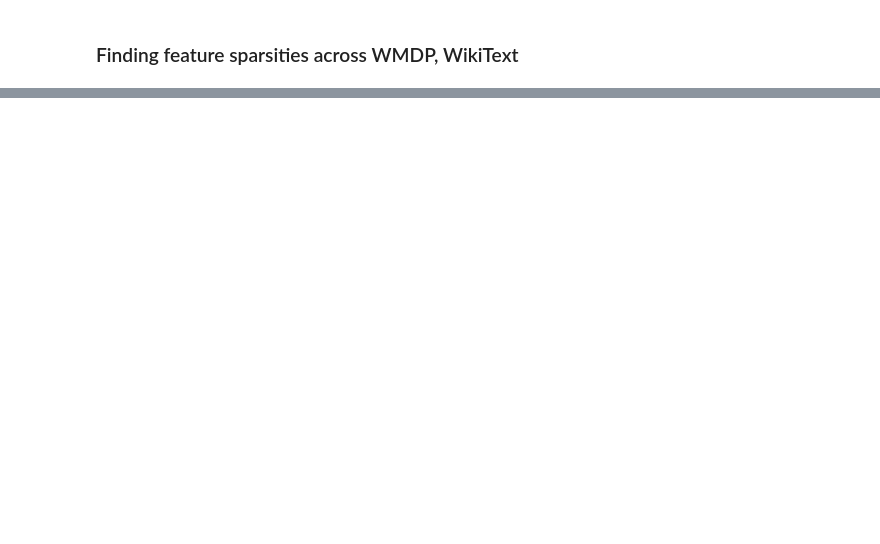
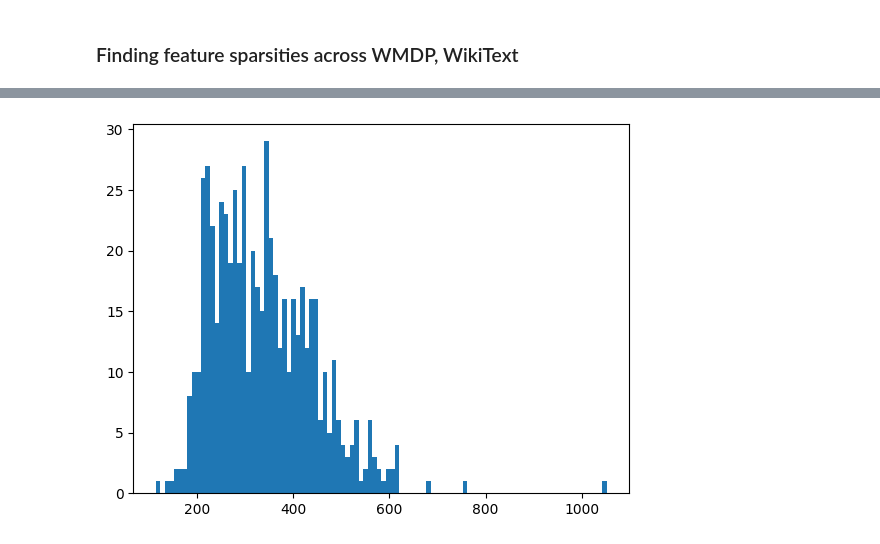
Before and after one commit to Aaquib111/sae-editing, a Jupyter notebook: experiments/sae_unlearning_replication.ipynb, the cells around one changed output, grey strips where cells are left out. Drawn from its saved outputs; the diff is of its cells as text; code cells hidden in the pictures; blank space fills up the shorter version.

```diff
--- a/experiments/sae_unlearning_replication.ipynb
+++ b/experiments/sae_unlearning_replication.ipynb
@@ -184,0 +144,47 @@ wiki_toks = einops.rearrange(wiki_toks, '1 (b l) -> b l', l=50)
+# %%
+import einops
+
+mmlu = load_dataset("cais/mmlu", "all", streaming=True)
+
+mmlu = mmlu['auxiliary_train'].shuffle(seed=42, buffer_size=len(rep_wmdp)).take(len(rep_wmdp))
+
+mcq_mmlu = {
+    'question': [q['question'] for q in iter(mmlu)],
+    'choices': [q['choices'] for q in iter(mmlu)],
+    'answer': [q['answer'] for q in iter(mmlu)]
+}
+mcq_mmlu = pd.DataFrame(mcq_mmlu)
+# %%
+mcq = ['A', 'B', 'C', 'D']
+mcq_mmlu['mcq_answer'] = mcq_mmlu['answer'].apply(lambda x: mcq[x])
+# %%
+few_shot_q = """The following is a multiple choice question. Please type only the letter corresponding to the answer.
+Question: What is the largest organ?
+A. Liver
+B. Skin
+C. Heart
+D. Brain
+"""
+few_shot_a = "B"
+
+chat = [
+    { "role": "user", "content": few_shot_q},
+    { "role": "model", "content": few_shot_a}
+]
+
+mcq_mmlu['chat_templates'] = mcq_mmlu.apply(
+    lambda x: chat + [{
+        "role": "user",
+        "content": "The following is a multiple choice question. Please type only the letter corresponding to the answer.\nQuestion: " + x['question'] + "\n" + '\n'.join([f'{mcq[i]}. {c}' for i, c in enumerate(x['choices'])])
+    }],
+    axis=1
+)
+mcq_mmlu['prompt'] = mcq_mmlu['chat_templates'].apply(lambda x: tokenizer.apply_chat_template(x, tokenize=False, add_generation_prompt=True))
+mcq_mmlu['prompt_tok_len'] = mcq_mmlu['prompt'].apply(lambda x: len(tokenizer(x, add_special_tokens=False)['input_ids']))
+# %%
+from matplotlib import pyplot as plt
+
+plt.hist(mcq_mmlu['prompt_tok_len'], bins=100)
+plt.show()
+# %% [output]
+[figure, added]
```
Also changed, not shown: parts of 22 cells of this notebook, 7 other files.
